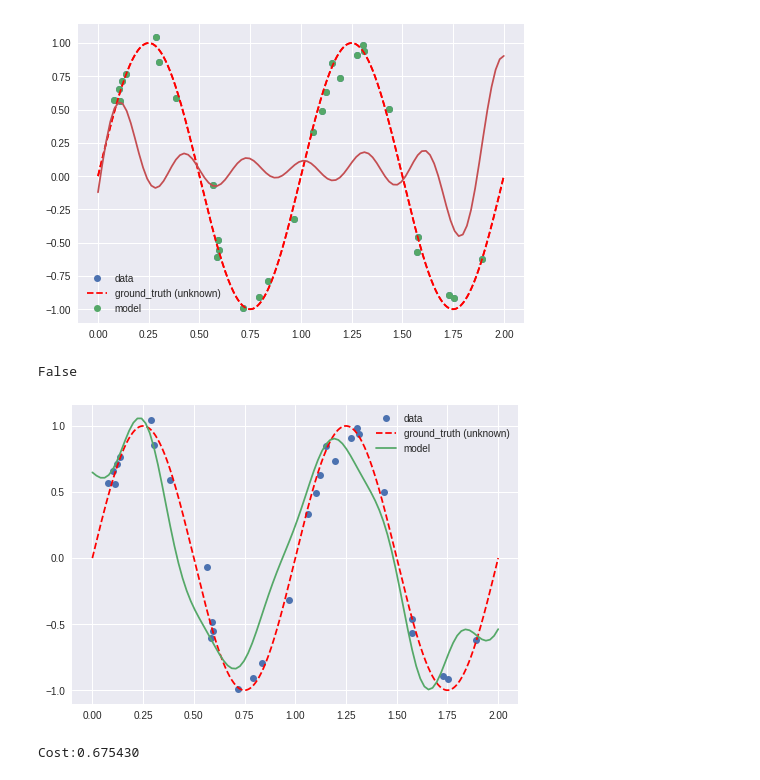
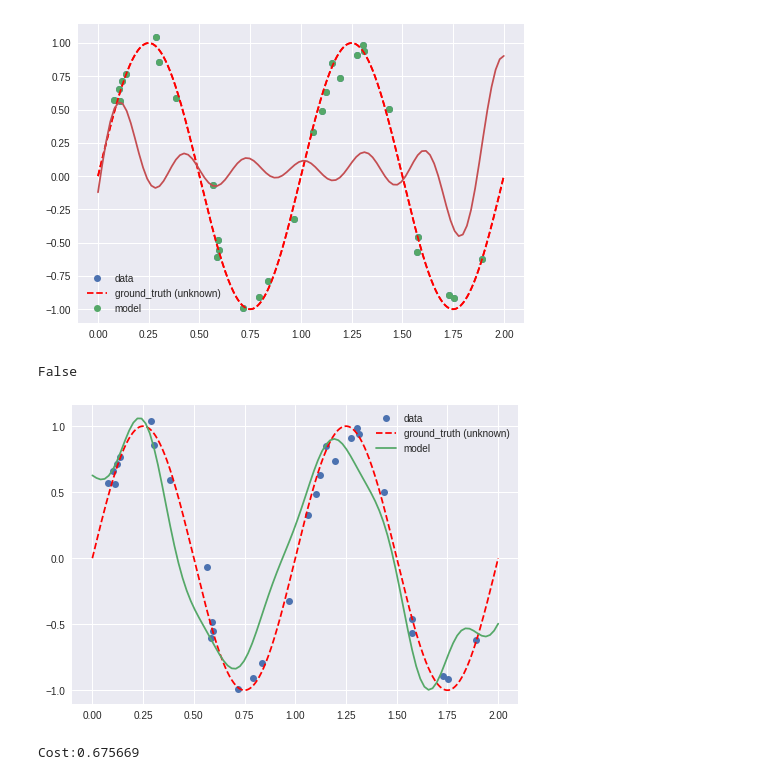
Before and after one commit to t6nand/mltasks, a Jupyter notebook: non_linear_trig_func.ipynb, the cells around one changed output. Saved outputs shown, nothing was run; the diff lists cells and outputs as text; code cells hidden in the pictures.

```diff
--- a/non_linear_trig_func.ipynb
+++ b/non_linear_trig_func.ipynb
@@ -29,33 +29,36 @@ w = np.array([0.1]*(P+2)).reshape(-1,1)
 def l2_cost(x_arr, y_arr, predict_f):
     a = predict_f(x_arr)
     cost = 0.5 * np.sum((a - y_arr)**2)
     return cost
 
 def predict_y(x):
   xe = extend_data(x, P)
   xe = (xe-x_D_ext_mean)/x_D_ext_stdd
   xe = np.vstack( (np.ones((1,xe.shape[1])), xe) )
   a = w.T.dot(xe)
   return a
 
 DataSet.plot_model(predict_y)
 plt.show()
 
 x_train = extend_data(x_D,P)
 x_train = (x_train - x_D_ext_mean)/x_D_ext_stdd
 x_train = np.vstack( (np.ones((1,x_train.shape[1])), x_train) )
 
 for i in range(10000):
   a = predict_y(x_D)
   grad_w = x_train.dot( (a-y_D).T )
-  w = w - (learning_rate * grad_w)
+  if np.prod(grad_w) == 0:
+    break
+  else:
+    w = w - (learning_rate * grad_w)
 
 print(not np.any(grad_w))
 DataSet.plot_model(predict_y)
 plt.show()
 print('Cost:%f' % l2_cost(x_D, y_D, predict_y))
 # %% [output]
 [figure]
 False
-[figure, old version]
+[figure, new version]
-Cost:0.675430
+Cost:0.675669
```
